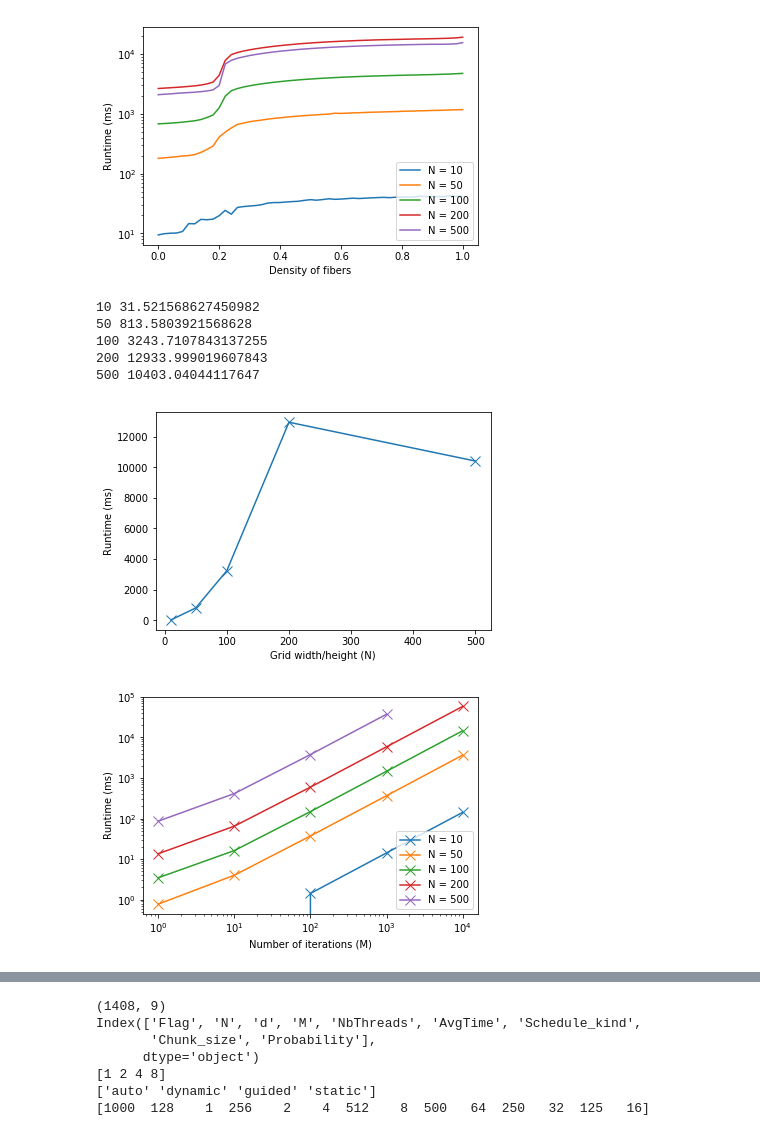
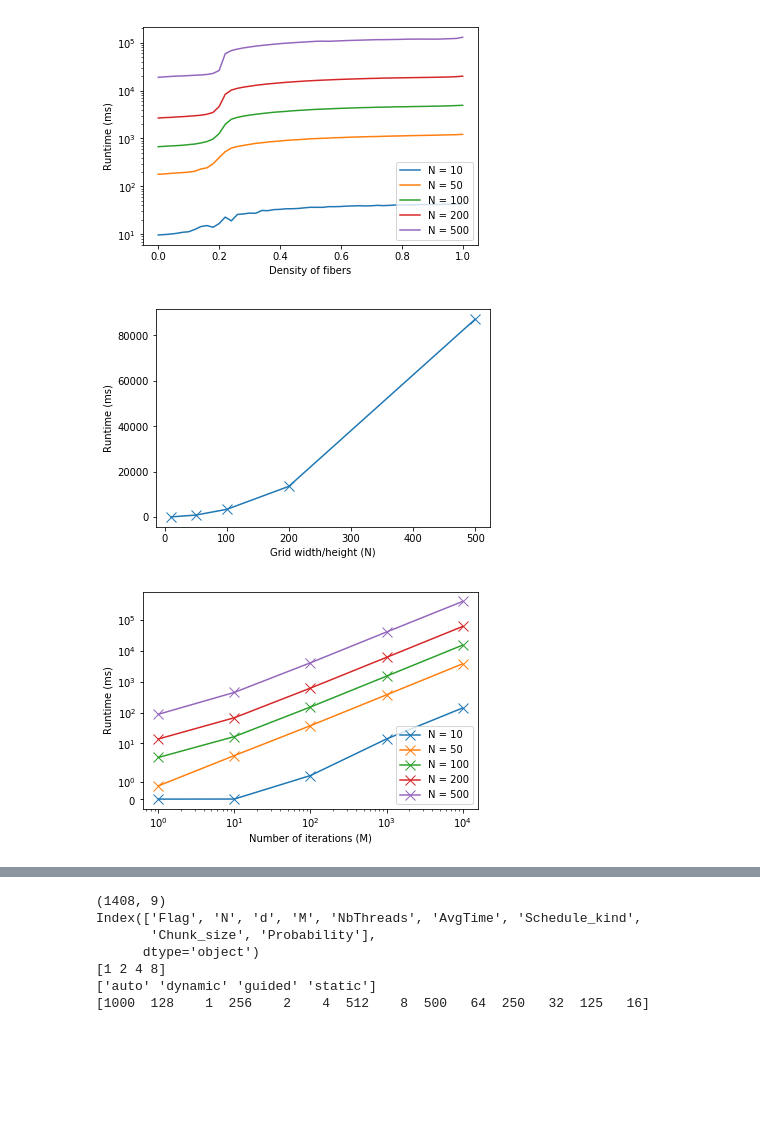
Before and after one commit to tcrasset/Conducting-matrix-percolation, a Jupyter notebook: plot.ipynb, the cells around one changed output, grey strips where cells are left out. Saved outputs shown, nothing was run; the diff lists cells and outputs as text; code cells hidden in the pictures; blank space fills up the shorter version.

```diff
--- a/plot.ipynb
+++ b/plot.ipynb
@@ -5,10 +5,10 @@ import math
 from matplotlib import pyplot as plt
 
 min_len = 100000
-df1 = pd.read_csv("Results/project1_out_1.txt",delimiter=' ')
-df2 = pd.read_csv("Results/project1_out_2.txt",delimiter=' ')
-df4 = pd.read_csv("Results/project1_out_4.txt",delimiter=' ')
-df8 = pd.read_csv("Results/project1_out_8.txt",delimiter=' ')
+df1 = pd.read_csv("Results/project1_out_bis_1.txt",delimiter=' ')
+df2 = pd.read_csv("Results/project1_out_bis_2.txt",delimiter=' ')
+df4 = pd.read_csv("Results/project1_out_bis_4.txt",delimiter=' ')
+df8 = pd.read_csv("Results/project1_out_bis_8.txt",delimiter=' ')
 min_len = min(df1.shape[0], df2.shape[0], df4.shape[0], df8.shape[0])
 
 df1 = df1[:min_len]
@@ -71,44 +71,42 @@ plt.ylabel("Runtime (ms)")
 plt.xlabel("Density of fibers")
 plt.yscale("log")
 plt.legend(legend, loc  ='lower right')
-plt.show()
+#plt.show()
+plt.savefig("Runtime_density.svg")
 # %% [output]
-[figure, old version]
+[figure, new version]
 # %%
 # Plot average time as a function of grid size N
 meanTimePerN = []
+
 for index,i in enumerate(df.N.unique()):
     meanTimePerN.append(df[df['N'] == i].AvgTime.mean())
-    print(i,df[df['N'] == i].AvgTime.mean() )
 meanTime = [x for y, x in sorted(zip(df.N.unique(), meanTimePerN))]
 plt.plot(sorted(df.N.unique()), meanTime, marker='x',markersize=10)
 plt.ylabel("Runtime (ms)")
 plt.xlabel("Grid width/height (N)")
-plt.show()
+#plt.show()
+plt.savefig("Runtime_N.svg")
 # %% [output]
-10 31.521568627450982
-50 813.5803921568628
-100 3243.7107843137255
-200 12933.999019607843
-500 10403.04044117647
-[figure, old version]
+[figure, new version]
 # %%
 # Plot average time of different M iterations, for each N
 legend = []
 grouped_df = df.groupby(['N','M']).mean().reset_index()
 for indexN,i in enumerate(df.N.unique()):
     subdf_PerN = grouped_df[grouped_df['N'] == i]
     plt.plot(sorted(subdf_PerN.M), sorted(subdf_PerN.AvgTime), marker='x',markersize=10)
     legend.append('N = {}'.format(df.N.unique()[indexN]))
 
 plt.ylabel("Runtime (ms)")
 plt.xlabel("Number of iterations (M)")
-plt.yscale("log")
+plt.yscale("symlog")
 plt.xscale("log")
 plt.legend(legend, loc  ='lower right')
-plt.show()
+#plt.show()
+plt.savefig("Runtime_N_M.svg")
 # %% [output]
-[figure, old version]
+[figure, new version]
 # %%
 # Plot average time as a function of thread number
 fig, (ax1, ax2) = plt.subplots(1,2, figsize=(12,5))
```
Also changed, not shown: parts of 6 cells of this notebook, 2 other files.
